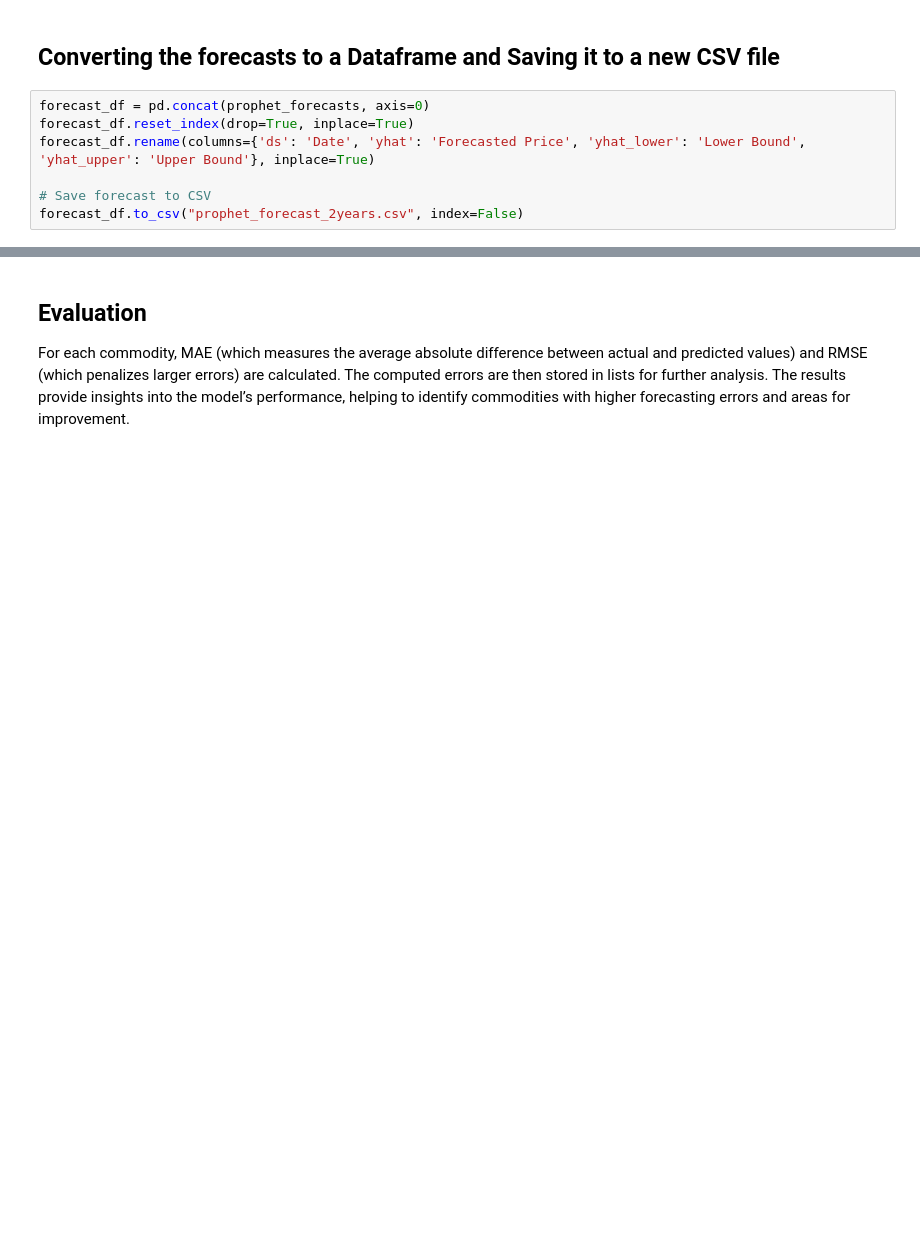
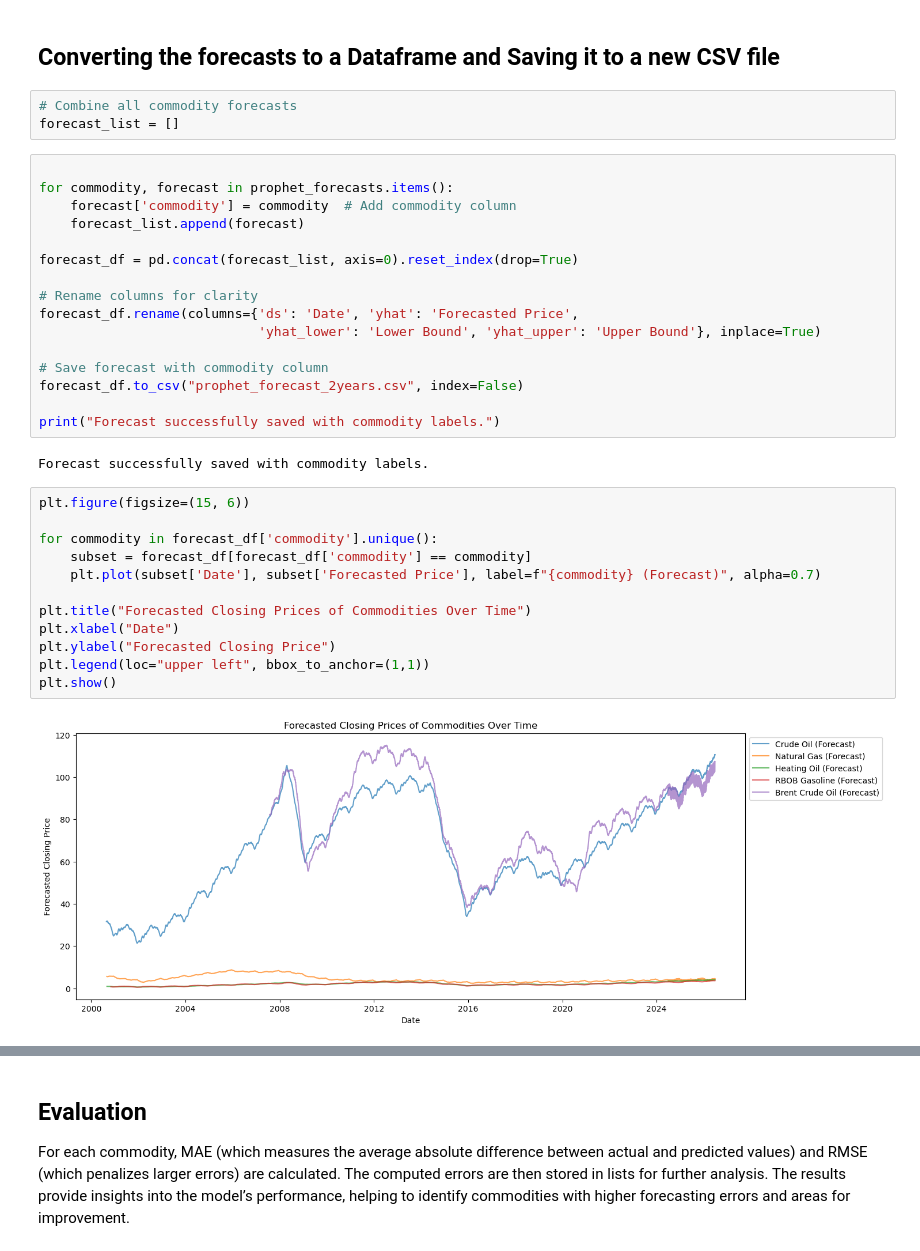
Before and after one commit to Natj02/Time-Series-and-Forecasting-model, a Jupyter notebook: fa7.ipynb, the cells around one changed output, grey strips where cells are left out. Cells and saved outputs as stored; diff of their text form; blank space fills up the shorter version.

```diff
--- a/fa7.ipynb
+++ b/fa7.ipynb
@@ -265,10 +264,38 @@ Heating Oil - MAE: 2.20, RMSE: 2.28
 ... (10 outputs left out)
 # %% [markdown]
 ## Converting the forecasts to a Dataframe and Saving it to a new CSV file
+# %%
+# Combine all commodity forecasts
+forecast_list = []
 # %%
-forecast_df = pd.concat(prophet_forecasts, axis=0)
-forecast_df.reset_index(drop=True, inplace=True)
-forecast_df.rename(columns={'ds': 'Date', 'yhat': 'Forecasted Price', 'yhat_lower': 'Lower Bound', 'yhat_upper': 'Upper Bound'}, inplace=True)
 
-# Save forecast to CSV
+for commodity, forecast in prophet_forecasts.items():
+    forecast['commodity'] = commodity  # Add commodity column
+    forecast_list.append(forecast)
+
+forecast_df = pd.concat(forecast_list, axis=0).reset_index(drop=True)
+
+# Rename columns for clarity
+forecast_df.rename(columns={'ds': 'Date', 'yhat': 'Forecasted Price',
+                            'yhat_lower': 'Lower Bound', 'yhat_upper': 'Upper Bound'}, inplace=True)
+
+# Save forecast with commodity column
 forecast_df.to_csv("prophet_forecast_2years.csv", index=False)
+
+print("Forecast successfully saved with commodity labels.")
+# %% [output]
+Forecast successfully saved with commodity labels.
+# %%
+plt.figure(figsize=(15, 6))
+
+for commodity in forecast_df['commodity'].unique():
+    subset = forecast_df[forecast_df['commodity'] == commodity]
+    plt.plot(subset['Date'], subset['Forecasted Price'], label=f"{commodity} (Forecast)", alpha=0.7)
+
+plt.title("Forecasted Closing Prices of Commodities Over Time")
+plt.xlabel("Date")
+plt.ylabel("Forecasted Closing Price")
+plt.legend(loc="upper left", bbox_to_anchor=(1,1))
+plt.show()
+# %% [output]
+[figure, added]
```
Also changed, not shown: parts of 2 cells of this notebook, 1 other file.
